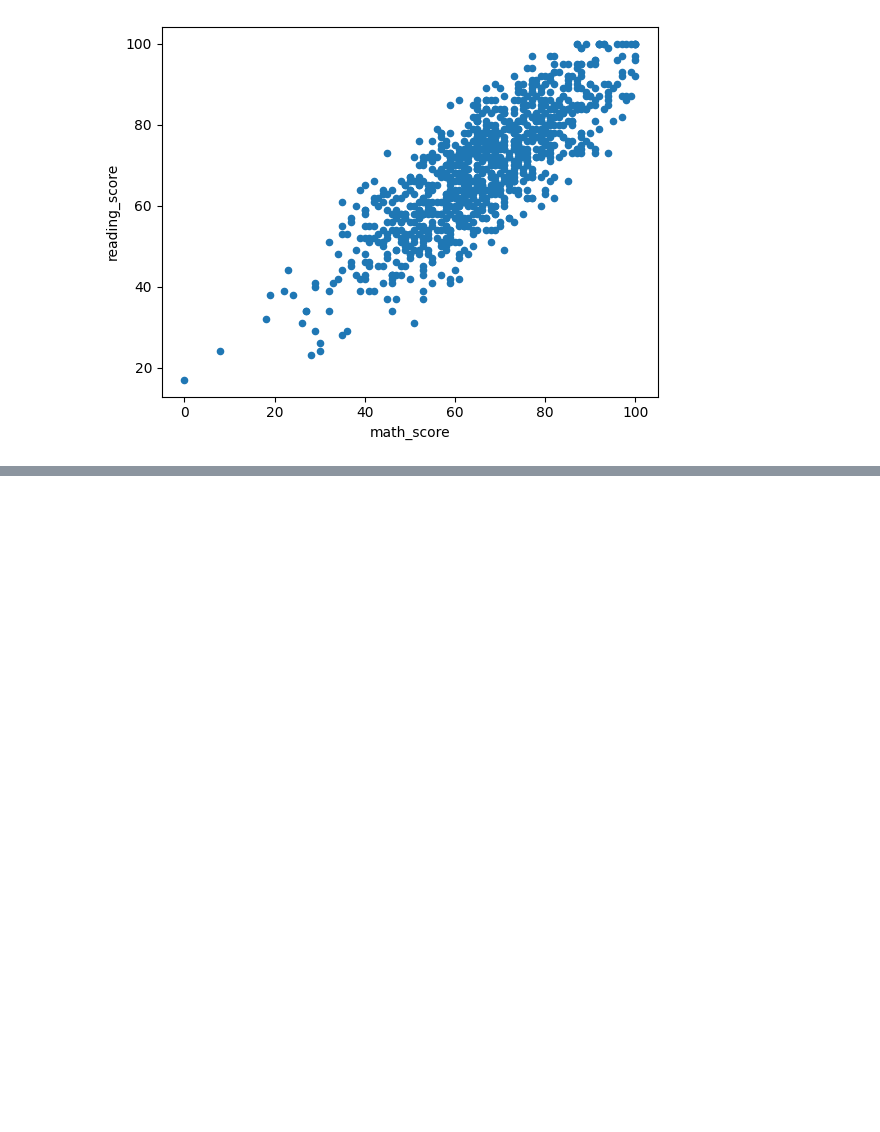
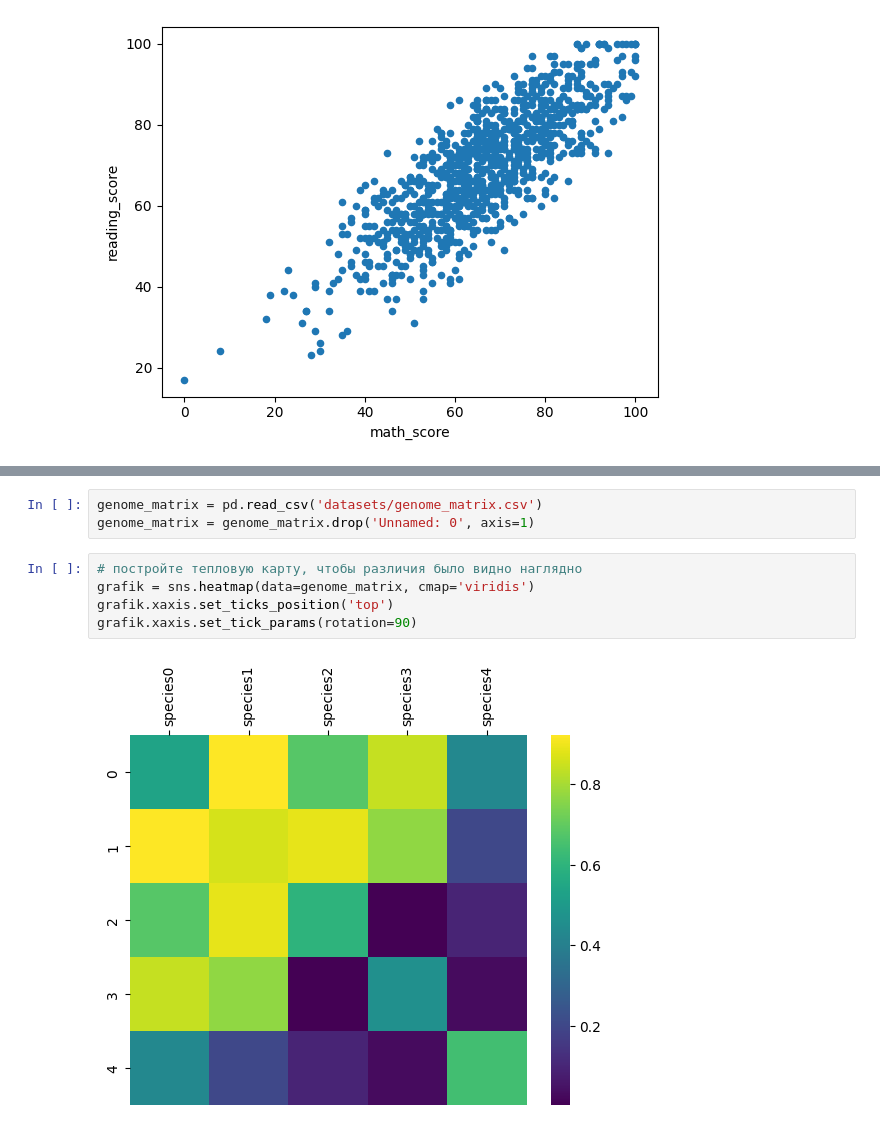
Before and after one commit to vlkttlv/labs_ds_ml, a Jupyter notebook: stepik_course/1.7.ipynb, the cells around one changed output, grey strips where cells are left out. Drawn from its saved outputs; the diff is of its cells as text; blank space fills up the shorter version.

```diff
--- a/stepik_course/1.7.ipynb
+++ b/stepik_course/1.7.ipynb
@@ -32,0 +36,10 @@ ax.set_ylabels('Reading score')
+# %%
+genome_matrix = pd.read_csv('datasets/genome_matrix.csv')
+genome_matrix = genome_matrix.drop('Unnamed: 0', axis=1)
+# %%
+# постройте тепловую карту, чтобы различия было видно наглядно
+grafik = sns.heatmap(data=genome_matrix, cmap='viridis')
+grafik.xaxis.set_ticks_position('top')
+grafik.xaxis.set_tick_params(rotation=90)
+# %% [output]
+[figure, added]
```
Also changed, not shown: parts of 14 cells of this notebook, 1 other file.
